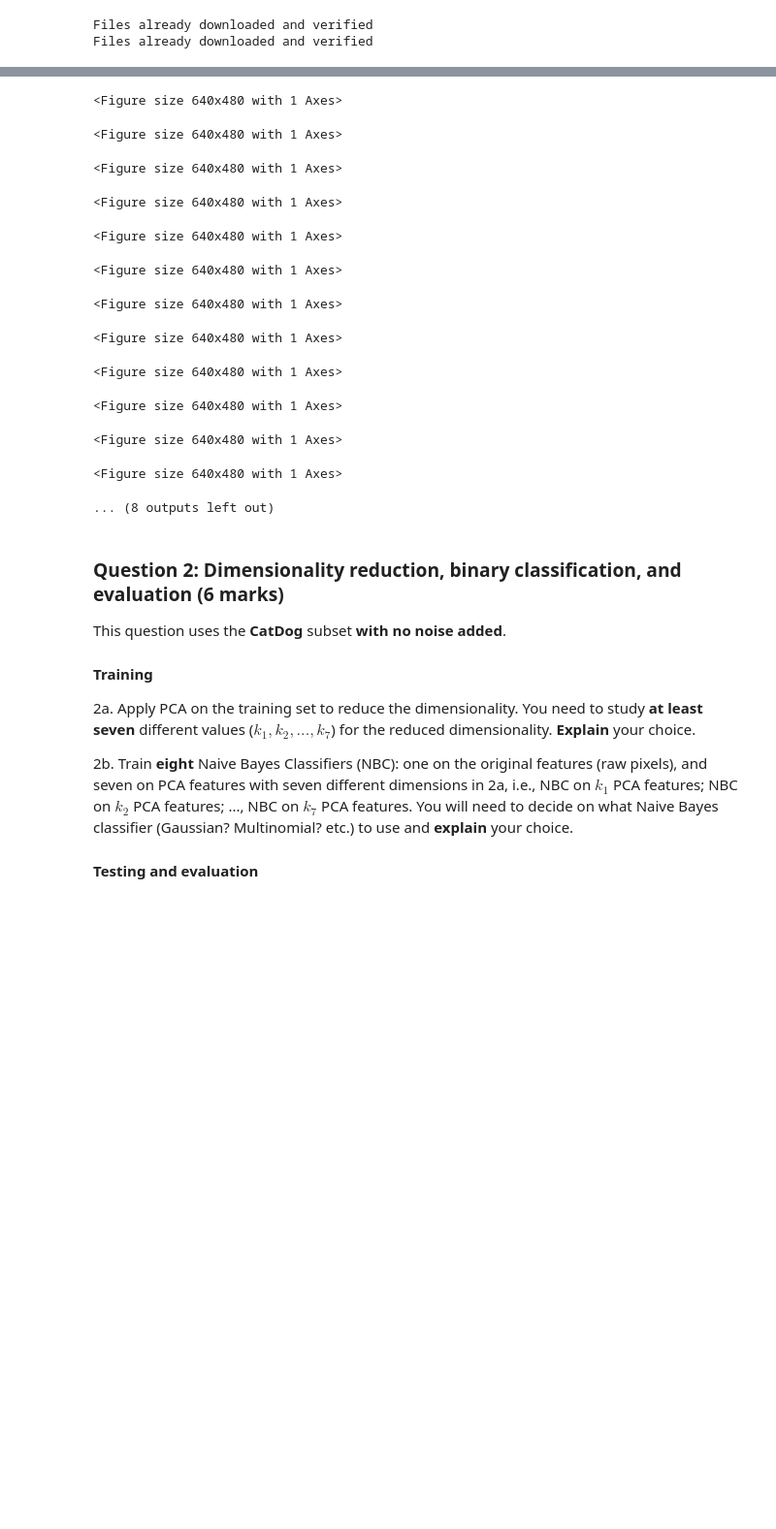
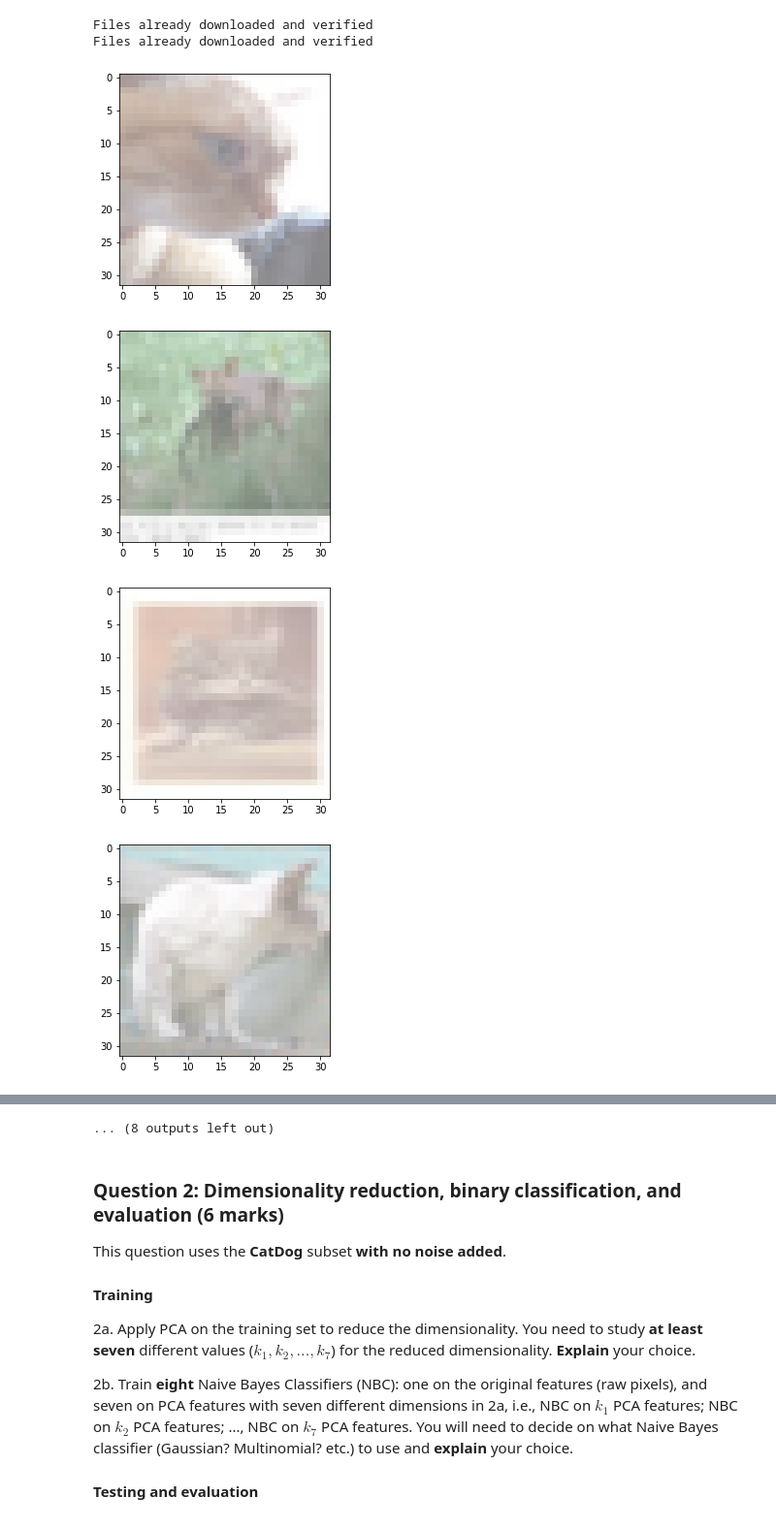
Before and after one commit to Fiyin39/com4509--assignment2, a Jupyter notebook: COM4509-6509_Assignment_2_UCard_XXXXXXXXX(1).ipynb, the cells around one changed output, grey strips where cells are left out. Shown at 97% size. Saved outputs shown, nothing was run; the diff lists cells and outputs as text; code cells hidden in the pictures; blank space fills up the shorter version.

```diff
--- a/COM4509-6509_Assignment_2_UCard_XXXXXXXXX(1).ipynb
+++ b/COM4509-6509_Assignment_2_UCard_XXXXXXXXX(1).ipynb
@@ -129,30 +129,35 @@ for data in trainloader:
 
 TO-DO original AND noisy images
 """
 import matplotlib.pyplot as plt
 import numpy as np
 CatDog = cat_images + dog_images
+CatDog_noise = cat_images_noise + dog_images_noise
 CatDogLabels = cat_labels + dog_labels
 
 def imshow(img):
     img = img / 2 + 0.5     # unnormalize
     npimg = img.numpy()
     plt.imshow(np.transpose(npimg, (1, 2, 0)))
     plt.show()
 
 for i in range(10):
     imshow(torchvision.utils.make_grid(CatDog[i]))
 
 dogs = CatDog[-10:]
 
 for i in dogs:
     imshow(torchvision.utils.make_grid(i))
 # # get some random training images
 # dataiter = iter(trainloader)
 # images, labels = dataiter.next()
 
 # # show images
 # imshow(torchvision.utils.make_grid(images))
 # # print labels
 # print(' '.join('%5s' % classes[labels[j]] for j in range(4)))
 # %% [output]
+[figure, added]
+[figure, added]
+[figure, added]
+[figure, added]
@@ -159,16 +172,4 @@ for i in dogs:
-<Figure size 640x480 with 1 Axes>
+... (8 outputs left out)
-<Figure size 640x480 with 1 Axes>
-<Figure size 640x480 with 1 Axes>
-<Figure size 640x480 with 1 Axes>
-<Figure size 640x480 with 1 Axes>
-<Figure size 640x480 with 1 Axes>
-<Figure size 640x480 with 1 Axes>
-<Figure size 640x480 with 1 Axes>
-<Figure size 640x480 with 1 Axes>
-<Figure size 640x480 with 1 Axes>
-<Figure size 640x480 with 1 Axes>
-<Figure size 640x480 with 1 Axes>
-... (8 outputs left out)
 # %% [markdown]
 ### Question 2: Dimensionality reduction, binary classification, and evaluation (6 marks)
 
```
Also changed, not shown: parts of 21 cells of this notebook.
